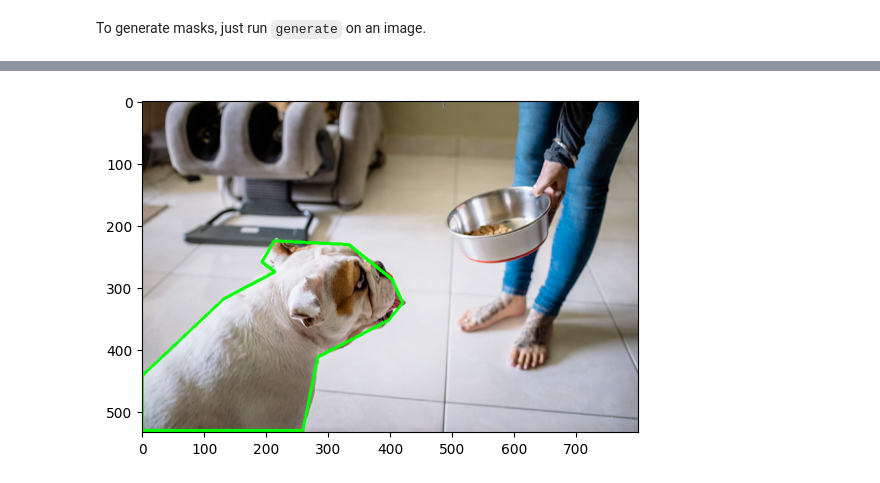
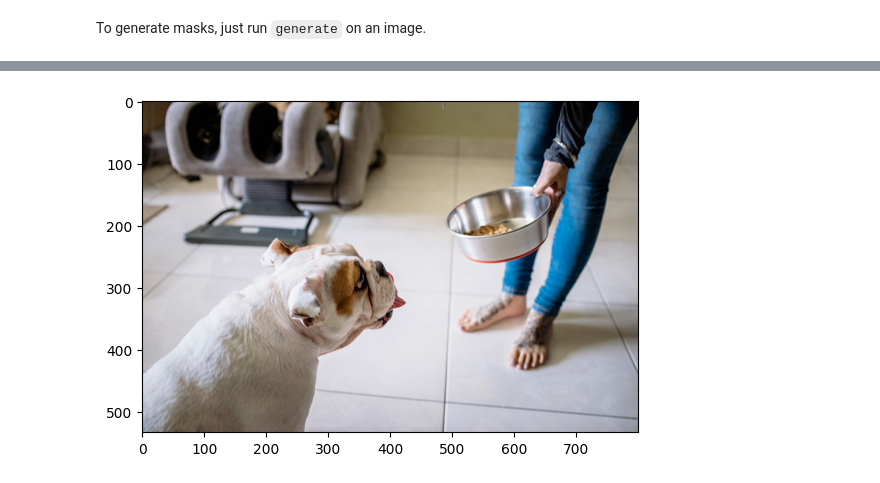
Before and after one commit to A-Alviento/sam-2-yolo, a Jupyter notebook: test.ipynb, the cells around one changed output, grey strips where cells are left out. Saved outputs shown, nothing was run; the diff lists cells and outputs as text; code cells hidden in the pictures.

```diff
--- a/test.ipynb
+++ b/test.ipynb
@@ -51,18 +55,17 @@ Mask generation returns a list over masks, where each mask is a dictionary conta
 # %%
 binary_mask = np.array(masks[0]['segmentation']) # get the segmentation of the first mask and convert it to a numpy array
 binary_mask = (binary_mask * 255).astype(np.uint8) # convert the mask to a binary mask
 
 contours, hierarchy = cv2.findContours(binary_mask, cv2.RETR_TREE, cv2.CHAIN_APPROX_SIMPLE) # find contours from the binary image
 polygon_coords = [] # stores the coordinates of the vertices of the polygon
 
 for contour in contours:
     epsilon = 0.01 * cv2.arcLength(contour, True) # approximate contour with accuracy proportional to the contour perimeter
     approx = cv2.approxPolyDP(contour, epsilon, True) # approximate contour with the Douglas-Peucker algorithm
-
     polygon_coords.append(approx) # add the coordinates of the vertices of the polygon to the list
 
-cv2.drawContours(image, polygon_coords, -1, (0, 255, 0), 3) # draw the contours on the image
+
 plt.imshow(image, cmap='gray') # show the image
 plt.show()
 # %% [output]
-[figure, old version]
+[figure, new version]
```
Also changed, not shown: parts of 6 cells of this notebook, 39 other files.
